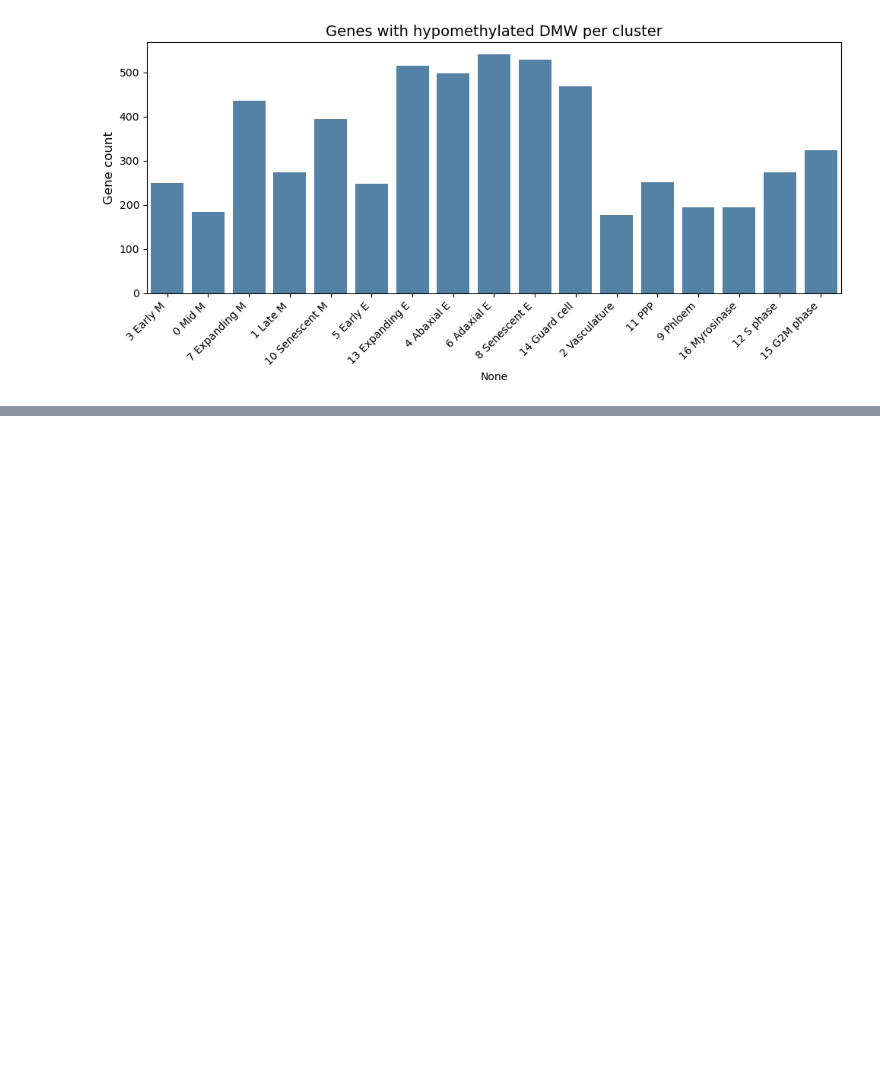
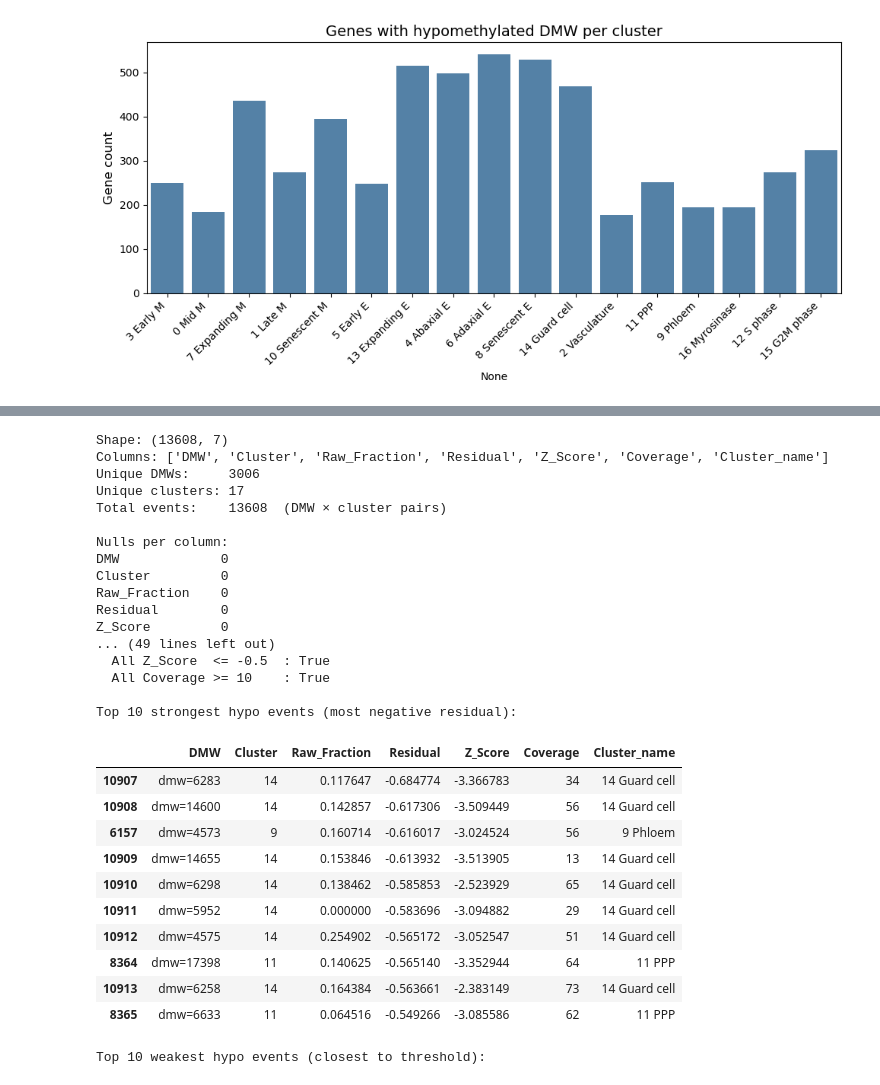
Before and after one commit to kqu18/ecker-DMR-analysis-scripts, a Jupyter notebook: notebooks/2026/260501_dmw_identify_hypo.ipynb, the cells around one changed output, grey strips where cells are left out. Drawn from its saved outputs; the diff is of its cells as text; code cells hidden in the pictures; blank space fills up the shorter version.

```diff
--- a/notebooks/2026/260501_dmw_identify_hypo.ipynb
+++ b/notebooks/2026/260501_dmw_identify_hypo.ipynb
@@ -415,0 +466,76 @@ Genes per cluster:
+# %%
+  # Sanity-check inspection of hypomethylated_dmw_events_all.csv
+  events = pd.read_csv(f"{out_dir}/hypomethylated_dmw_events_all.csv")
+  events["Cluster_name"] = events["Cluster"].map(cluster_mapping)
+
+  print(f"Shape: {events.shape}")
+  print(f"Columns: {events.columns.tolist()}")
+  print(f"Unique DMWs:     {events['DMW'].nunique()}")
+  print(f"Unique clusters: {events['Cluster'].nunique()}")
+  print(f"Total events:    {len(events)}  (DMW × cluster pairs)")
+
+  # --- Missing values ---
+  print("\nNulls per column:")
+  print(events.isna().sum().to_string())
+
+  # --- Per-cluster event counts ---
+  per_cluster = (
+      events.groupby("Cluster_name")["DMW"].nunique()
+      .reindex([c for c in cluster_order if c in events["Cluster_name"].unique()])
+  )
+  print("\nHypo-DMWs per cluster:")
+  print(per_cluster.to_string())
+
+  # --- How many clusters does each DMW show up in? ---
+  clusters_per_dmw = events.groupby("DMW")["Cluster"].nunique()
+  print(f"\nClusters per DMW — mean={clusters_per_dmw.mean():.2f}, "
+        f"median={clusters_per_dmw.median():.0f}, max={clusters_per_dmw.max()}")
+  print("Distribution:")
+  print(clusters_per_dmw.value_counts().sort_index().to_string())
+
+  # --- Numeric column distributions ---
+  print("\nNumeric summary:")
+  print(events[["Raw_Fraction", "Residual", "Z_Score", "Coverage"]].describe().to_string())
+
+  # --- Threshold sanity (should match identify_relative_lows settings) ---
+  print("\nThreshold sanity checks (expect all True):")
+  print(f"  All Residual <= -0.02 : {(events['Residual'] <= -0.02).all()}")
+  print(f"  All Z_Score  <= -0.5  : {(events['Z_Score']  <= -0.5 ).all()}")
+  print(f"  All Coverage >= 10    : {(events['Coverage'] >= 10  ).all()}")
+
+  # --- Strongest and weakest events ---
+  print("\nTop 10 strongest hypo events (most negative residual):")
+  display(events.nsmallest(10, "Residual"))
+
+  print("\nTop 10 weakest hypo events (closest to threshold):")
+  display(events.nlargest(10, "Residual"))
+# %% [output]
+Shape: (13608, 7)
+Columns: ['DMW', 'Cluster', 'Raw_Fraction', 'Residual', 'Z_Score', 'Coverage', 'Cluster_name']
+Unique DMWs:     3006
+Unique clusters: 17
+Total events:    13608  (DMW × cluster pairs)
+
+Nulls per column:
+DMW             0
+Cluster         0
+Raw_Fraction    0
+Residual        0
+Z_Score         0
+... (49 lines left out)
+  All Z_Score  <= -0.5  : True
+  All Coverage >= 10    : True
+
+Top 10 strongest hypo events (most negative residual):
+|  | DMW | Cluster | Raw_Fraction | Residual | Z_Score | Coverage | Cluster_name |
+| 10907 | dmw=6283 | 14 | 0.117647 | -0.684774 | -3.366783 | 34 | 14 Guard cell |
+| 10908 | dmw=14600 | 14 | 0.142857 | -0.617306 | -3.509449 | 56 | 14 Guard cell |
+| 6157 | dmw=4573 | 9 | 0.160714 | -0.616017 | -3.024524 | 56 | 9 Phloem |
+| 10909 | dmw=14655 | 14 | 0.153846 | -0.613932 | -3.513905 | 13 | 14 Guard cell |
+| 10910 | dmw=6298 | 14 | 0.138462 | -0.585853 | -2.523929 | 65 | 14 Guard cell |
+| 10911 | dmw=5952 | 14 | 0.000000 | -0.583696 | -3.094882 | 29 | 14 Guard cell |
+| 10912 | dmw=4575 | 14 | 0.254902 | -0.565172 | -3.052547 | 51 | 14 Guard cell |
+| 8364 | dmw=17398 | 11 | 0.140625 | -0.565140 | -3.352944 | 64 | 11 PPP |
+| 10913 | dmw=6258 | 14 | 0.164384 | -0.563661 | -2.383149 | 73 | 14 Guard cell |
+| 8365 | dmw=6633 | 11 | 0.064516 | -0.549266 | -3.085586 | 62 | 11 PPP |
+Top 10 weakest hypo events (closest to threshold):
```
Also changed, not shown: parts of 3 cells of this notebook, 19 other files.
